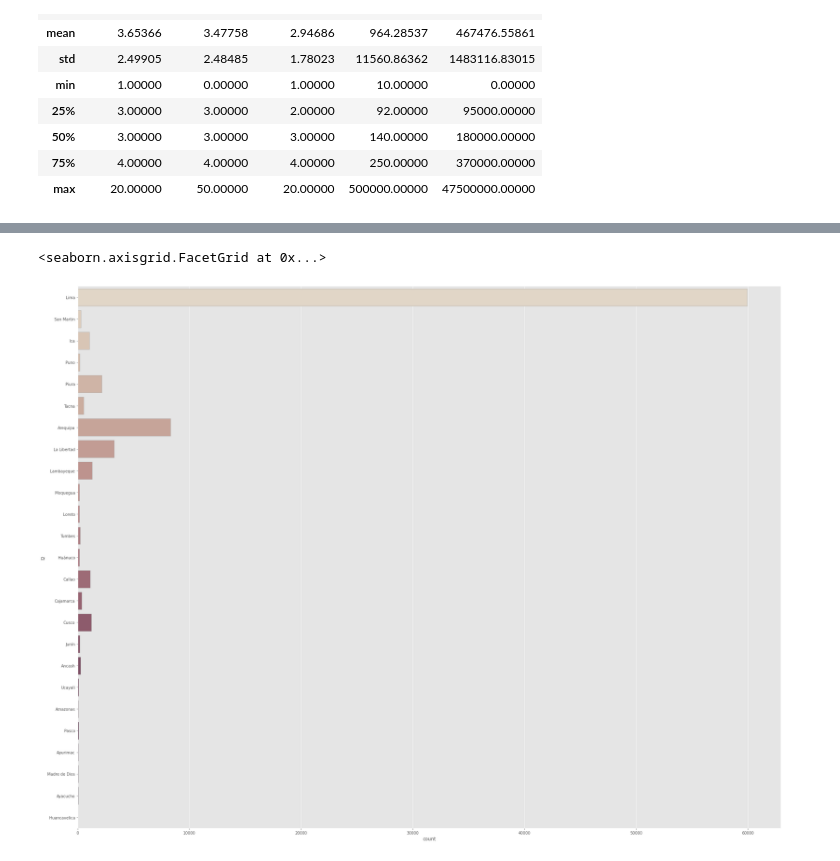
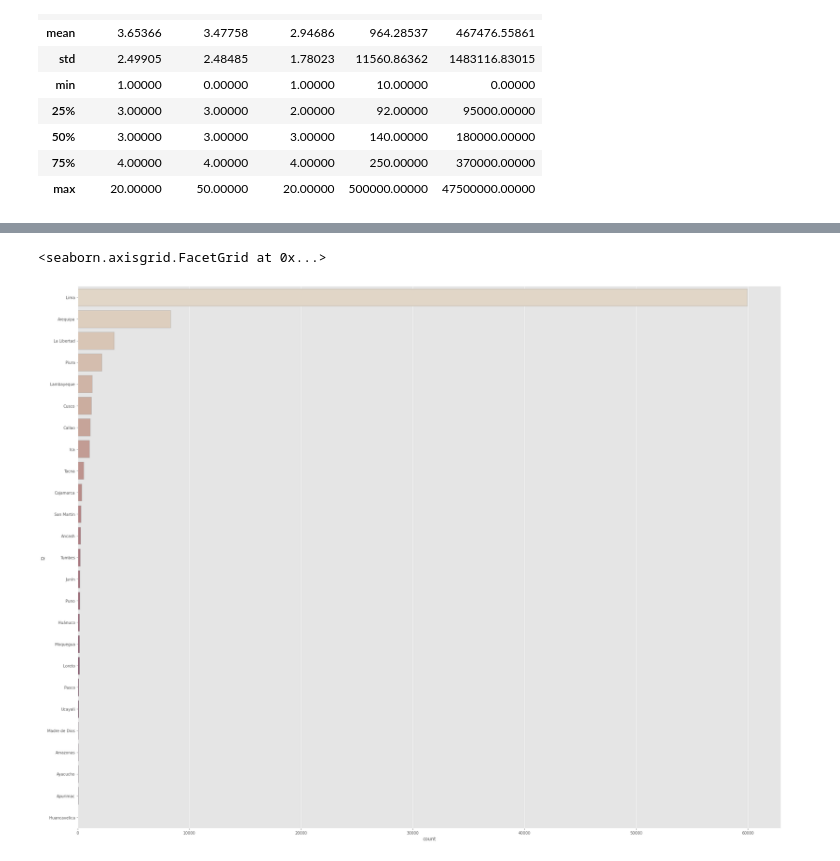
Before and after one commit to XavierCarrera/Datascience, a Jupyter notebook: InmueblesPeru_EDA.ipynb, the cells around one changed output, grey strips where cells are left out. Saved outputs shown, nothing was run; the diff lists cells and outputs as text; code cells hidden in the pictures.

```diff
--- a/InmueblesPeru_EDA.ipynb
+++ b/InmueblesPeru_EDA.ipynb
@@ -137,10 +137,11 @@ Name: l2, dtype: int64
 # %%
 sns.catplot(y="l2", kind="count", height=20, aspect=20/15,
             palette="ch:.25", edgecolor=".6",
-            data=df)
+            data=df,
+            order=df["l2"].value_counts().index)
 # %% [output]
 <seaborn.axisgrid.FacetGrid at 0x...>
-[figure, old version]
+[figure, new version]
 # %%
 df["l3"].value_counts()
 # %% [output]
```
Also changed, not shown: parts of 19 cells of this notebook.
